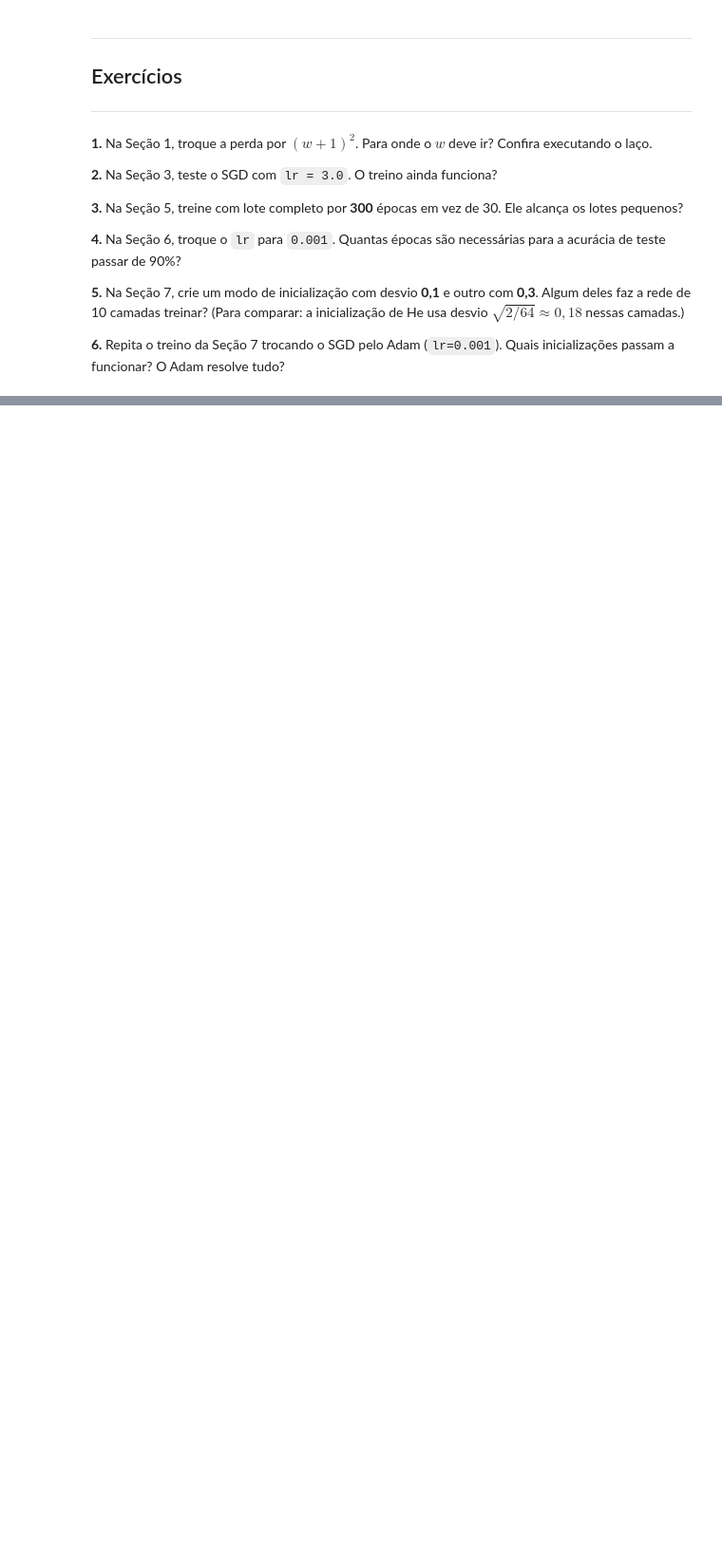
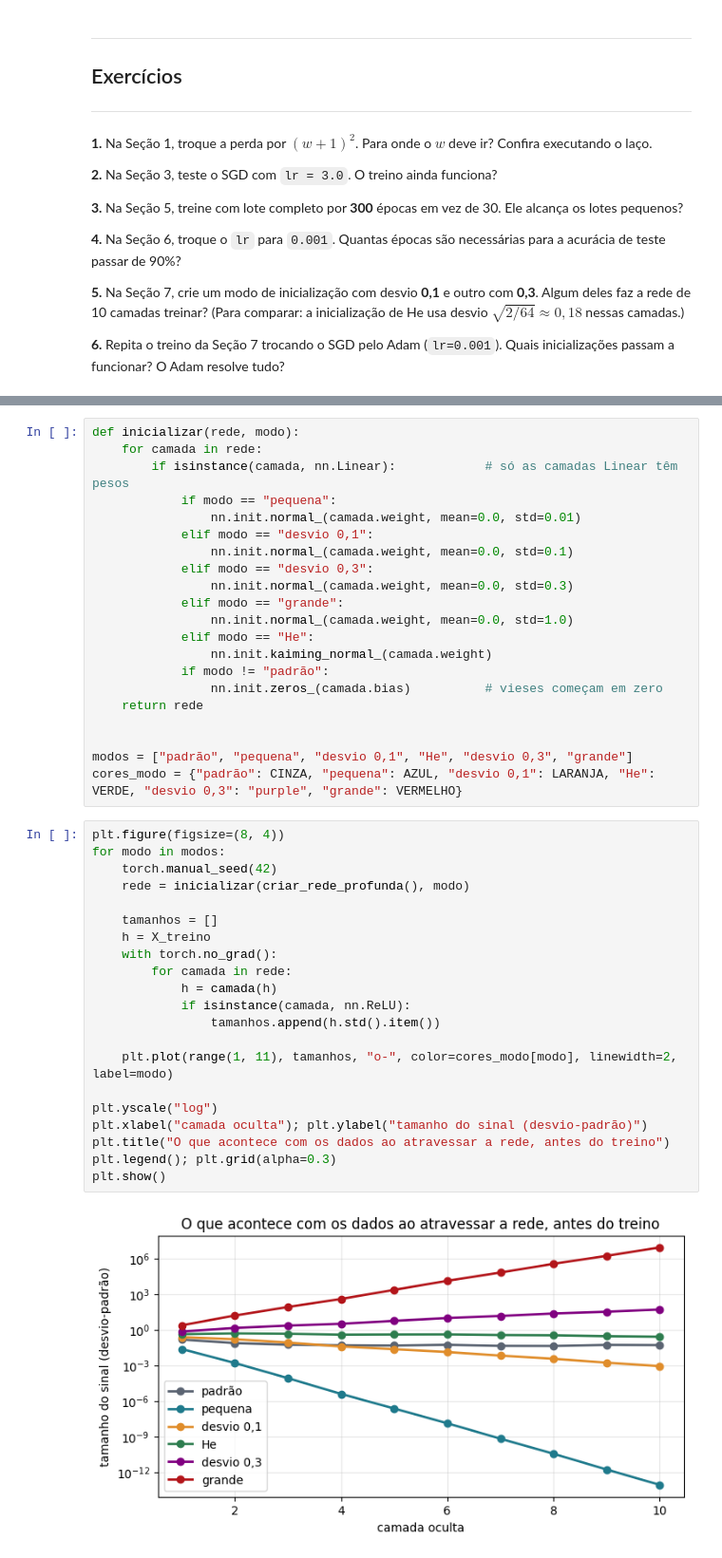
Before and after one commit to eliezermiranda/UFF_Deep_Learning, a Jupyter notebook: 05_Eliezer_Miranda.ipynb, the cells around one changed output, grey strips where cells are left out. Shown at 95% size. Saved outputs shown, nothing was run; the diff lists cells and outputs as text; blank space fills up the shorter version.

```diff
--- a/05_Eliezer_Miranda.ipynb
+++ b/05_Eliezer_Miranda.ipynb
@@ -551,0 +745,44 @@ Para redes **muito** profundas (dezenas ou centenas de camadas), a inicializaç
+# %%
+def inicializar(rede, modo):
+    for camada in rede:
+        if isinstance(camada, nn.Linear):            # só as camadas Linear têm pesos
+            if modo == "pequena":
+                nn.init.normal_(camada.weight, mean=0.0, std=0.01)
+            elif modo == "desvio 0,1":
+                nn.init.normal_(camada.weight, mean=0.0, std=0.1)
+            elif modo == "desvio 0,3":
+                nn.init.normal_(camada.weight, mean=0.0, std=0.3)
+            elif modo == "grande":
+                nn.init.normal_(camada.weight, mean=0.0, std=1.0)
+            elif modo == "He":
+                nn.init.kaiming_normal_(camada.weight)
+            if modo != "padrão":
+                nn.init.zeros_(camada.bias)          # vieses começam em zero
+    return rede
+
+
+modos = ["padrão", "pequena", "desvio 0,1", "He", "desvio 0,3", "grande"]
+cores_modo = {"padrão": CINZA, "pequena": AZUL, "desvio 0,1": LARANJA, "He": VERDE, "desvio 0,3": "purple", "grande": VERMELHO}
+# %%
+plt.figure(figsize=(8, 4))
+for modo in modos:
+    torch.manual_seed(42)
+    rede = inicializar(criar_rede_profunda(), modo)
+
+    tamanhos = []
+    h = X_treino
+    with torch.no_grad():
+        for camada in rede:
+            h = camada(h)
+            if isinstance(camada, nn.ReLU):
+                tamanhos.append(h.std().item())
+
+    plt.plot(range(1, 11), tamanhos, "o-", color=cores_modo[modo], linewidth=2, label=modo)
+
+plt.yscale("log")
+plt.xlabel("camada oculta"); plt.ylabel("tamanho do sinal (desvio-padrão)")
+plt.title("O que acontece com os dados ao atravessar a rede, antes do treino")
+plt.legend(); plt.grid(alpha=0.3)
+plt.show()
+# %% [output]
+[figure, added]
```
Also changed, not shown: parts of 20 cells of this notebook.
